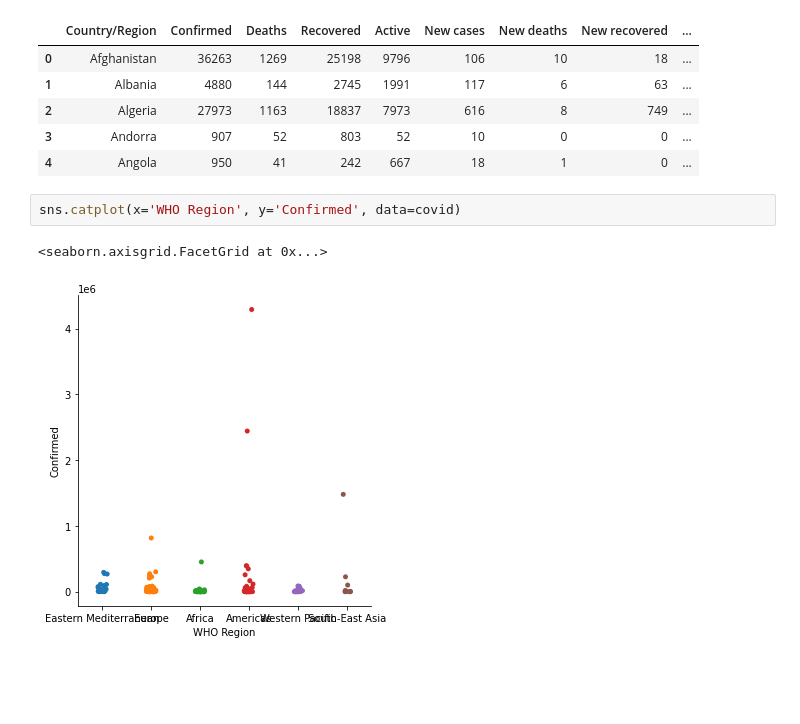
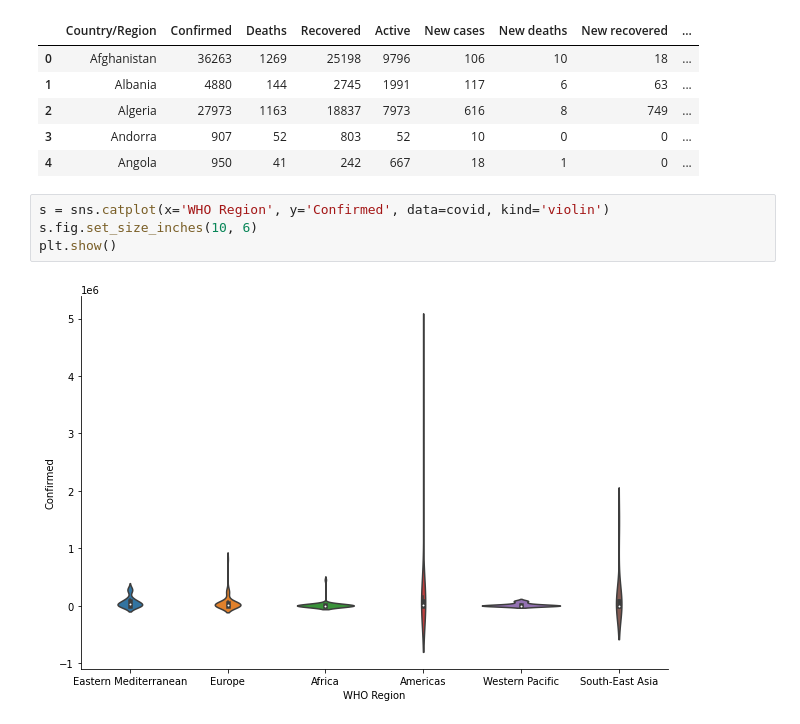
Before and after one commit to lymchgmk/Programmers-DevCourse-2nd-AI, a Jupyter notebook: Week 3/Day 4/7강_Seaborn.ipynb, the cells around one changed output. Drawn from its saved outputs; the diff is of its cells as text; blank space fills up the shorter version.

```diff
--- a/Week 3/Day 4/7강_Seaborn.ipynb
+++ b/Week 3/Day 4/7강_Seaborn.ipynb
@@ -103,7 +103,8 @@ covid.head(5)
 | 3 | Andorra | 907 | 52 | 803 | 52 | 10 | 0 | 0 | ... |
 | 4 | Angola | 950 | 41 | 242 | 667 | 18 | 1 | 0 | ... |
 # %%
-sns.catplot(x='WHO Region', y='Confirmed', data=covid)
+s = sns.catplot(x='WHO Region', y='Confirmed', data=covid, kind='violin')
+s.fig.set_size_inches(10, 6)
+plt.show()
 # %% [output]
-<seaborn.axisgrid.FacetGrid at 0x...>
-[figure, old version]
+[figure, new version]
```
Also changed, not shown: parts of 6 cells of this notebook.
